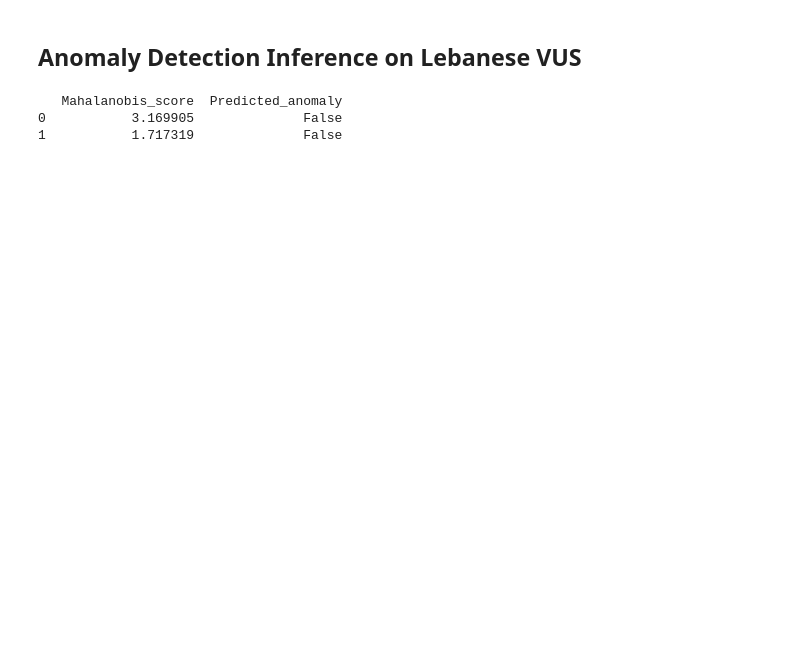
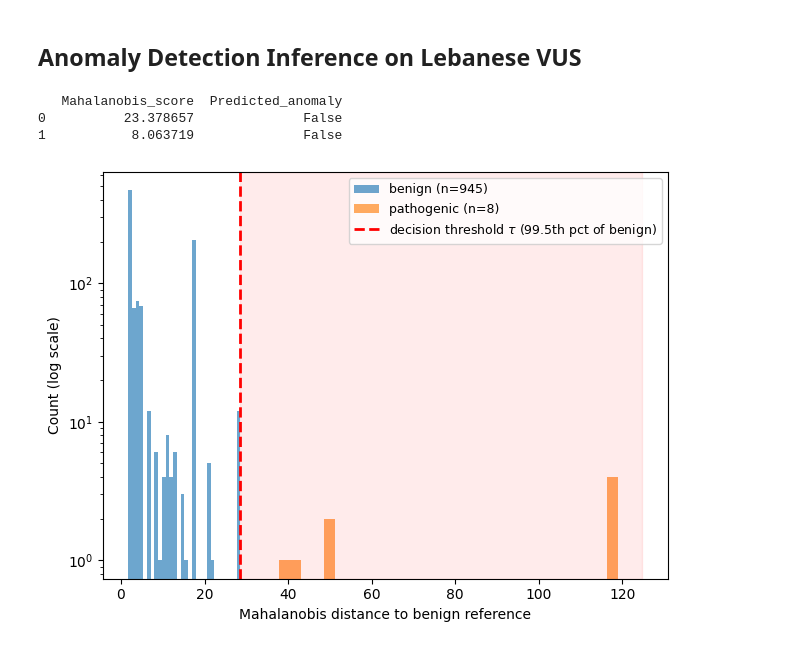
Before and after one commit to zeinshehab/BRCA1_VUS_Classification, a Jupyter notebook: model.ipynb, the cells around one changed output. Saved outputs shown, nothing was run; the diff lists cells and outputs as text; code cells hidden in the pictures; blank space fills up the shorter version.

Commit message:
Updated data

```diff
--- a/model.ipynb
+++ b/model.ipynb
@@ -455,23 +523,66 @@ X_scaled = scaler.fit_transform(X_all)
 X_train_scaled = X_scaled[:len(X_train_sub)]
 X_vus_scaled = X_scaled[len(X_train_sub):]
 
-robust_cov = MinCovDet().fit(X_train_scaled)
 
-mahal_scores_vus = [
-    distance.mahalanobis(x, robust_cov.location_, robust_cov.precision_)
-    for x in X_vus_scaled
-]
+mahal_scores_vus = mahal_batch(X_vus_scaled)
 
-anomalous_flags = np.array(mahal_scores_vus) > threshold
+anomalous_flags = np.array(mahal_scores_vus) > train_threshold
 
-# Create annotated DataFrame
 vus_results = pd.DataFrame({
     "Mahalanobis_score": mahal_scores_vus,
     "Predicted_anomaly": anomalous_flags
 })
 
-print(vus_results.sort_values("Mahalanobis_score", ascending=False).head())
+print(vus_results.sort_values("Mahalanobis_score", ascending=False).head(10))
 # %% [output]
    Mahalanobis_score  Predicted_anomaly
-0           3.169905              False
-1           1.717319              False
+0          23.378657              False
+1           8.063719              False
+# %%
+LEGEND_OUTSIDE = False
+INCLUDE_THRESHOLD_IN_LEGEND = True
+SHADE_ANOMALY_REGION = True
+SAVE_FIG = False
+SAVE_PATH = "assets/anomaly_detection_mahalanobis.png"
+DPI = 300
+
+benign_mahal = sorted(joined)
+mahal_scores = sorted(d_tp)
+
+max_val = max(max(benign_mahal), max(mahal_scores)) * 1.02
+bins = np.linspace(0, max_val, 50)
+
+fig, ax = plt.subplots(figsize=(6.5, 4.8))
+
+ax.hist(benign_mahal, bins=30, alpha=0.65, label=f"benign (n={len(benign_mahal)})")
+ax.hist(mahal_scores, bins=30, alpha=0.65, label=f"pathogenic (n={len(mahal_scores)})")
+
+line_label = r'decision threshold $\tau$ (99.5th pct of benign)' if INCLUDE_THRESHOLD_IN_LEGEND else None
+ax.axvline(train_threshold, color='red', linestyle='--', linewidth=2, label=line_label)
+
+if not INCLUDE_THRESHOLD_IN_LEGEND:
+    ax.text(train_threshold, 0.95, r'$\tau$ (99.5th pct of benign)',
+            rotation=0, va='center', ha='left', transform=ax.get_xaxis_transform())
+
+if SHADE_ANOMALY_REGION:
+    ax.axvspan(train_threshold, ax.get_xlim()[1], color='red', alpha=0.08)
+
+ax.set_yscale("log")
+ax.set_xlabel("Mahalanobis distance to benign reference")
+ax.set_ylabel("Count (log scale)")
+
+handles, labels = ax.get_legend_handles_labels()
+if LEGEND_OUTSIDE:
+    ax.legend(handles, labels, loc='upper left', bbox_to_anchor=(1.02, 1.0),
+              borderaxespad=0., frameon=True, fontsize=9)
+else:
+    ax.legend(handles, labels, loc='upper right', frameon=True, fontsize=9)
+
+plt.tight_layout()
+
+if SAVE_FIG:
+    fig.savefig(SAVE_PATH, dpi=DPI, bbox_inches="tight")
+
+plt.show()
+# %% [output]
+[figure, added]
```
Also changed, not shown: parts of 21 cells of this notebook, 1 other file.
